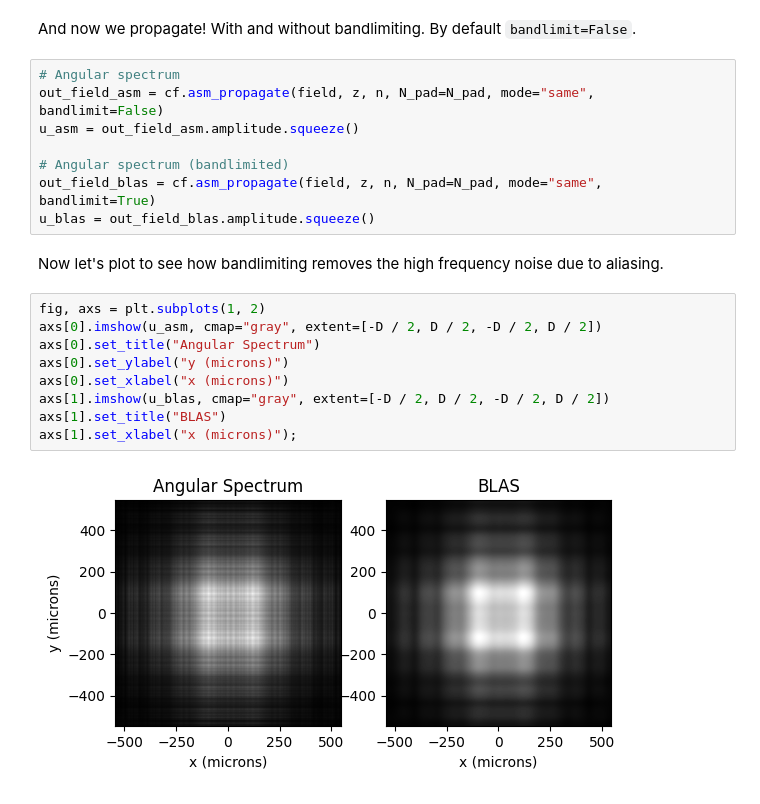
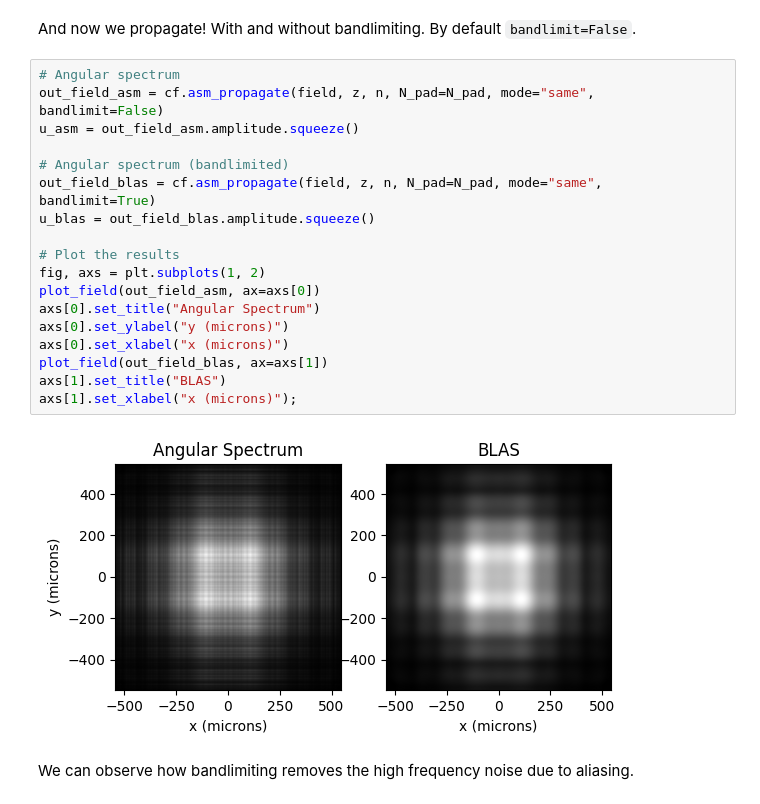
Before and after one commit to chromatix-team/chromatix, a Jupyter notebook: docs/examples/bandlimited_angular_spectrum.ipynb, the cells around one changed output. Cells and saved outputs as stored; diff of their text form.

```diff
--- a/docs/examples/bandlimited_angular_spectrum.ipynb
+++ b/docs/examples/bandlimited_angular_spectrum.ipynb
@@ -67,21 +62,22 @@ And now we propagate! With and without bandlimiting. By default ``bandlimit=Fals
 # %%
 # Angular spectrum
 out_field_asm = cf.asm_propagate(field, z, n, N_pad=N_pad, mode="same", bandlimit=False)
 u_asm = out_field_asm.amplitude.squeeze()
 
 # Angular spectrum (bandlimited)
 out_field_blas = cf.asm_propagate(field, z, n, N_pad=N_pad, mode="same", bandlimit=True)
 u_blas = out_field_blas.amplitude.squeeze()
+
+# Plot the results
+fig, axs = plt.subplots(1, 2)
+plot_field(out_field_asm, ax=axs[0])
+axs[0].set_title("Angular Spectrum")
+axs[0].set_ylabel("y (microns)")
+axs[0].set_xlabel("x (microns)")
+plot_field(out_field_blas, ax=axs[1])
+axs[1].set_title("BLAS")
+axs[1].set_xlabel("x (microns)");
+# %% [output]
+[figure, added]
 # %% [markdown]
-Now let's plot to see how bandlimiting removes the high frequency noise due to aliasing.
+We can observe how bandlimiting removes the high frequency noise due to aliasing.
-# %%
-fig, axs = plt.subplots(1, 2)
-axs[0].imshow(u_asm, cmap="gray", extent=[-D / 2, D / 2, -D / 2, D / 2])
-axs[0].set_title("Angular Spectrum")
-axs[0].set_ylabel("y (microns)")
-axs[0].set_xlabel("x (microns)")
-axs[1].imshow(u_blas, cmap="gray", extent=[-D / 2, D / 2, -D / 2, D / 2])
-axs[1].set_title("BLAS")
-axs[1].set_xlabel("x (microns)");
-# %% [output]
-[figure, removed]
```
Also changed, not shown: parts of 5 cells of this notebook, 12 other files.
